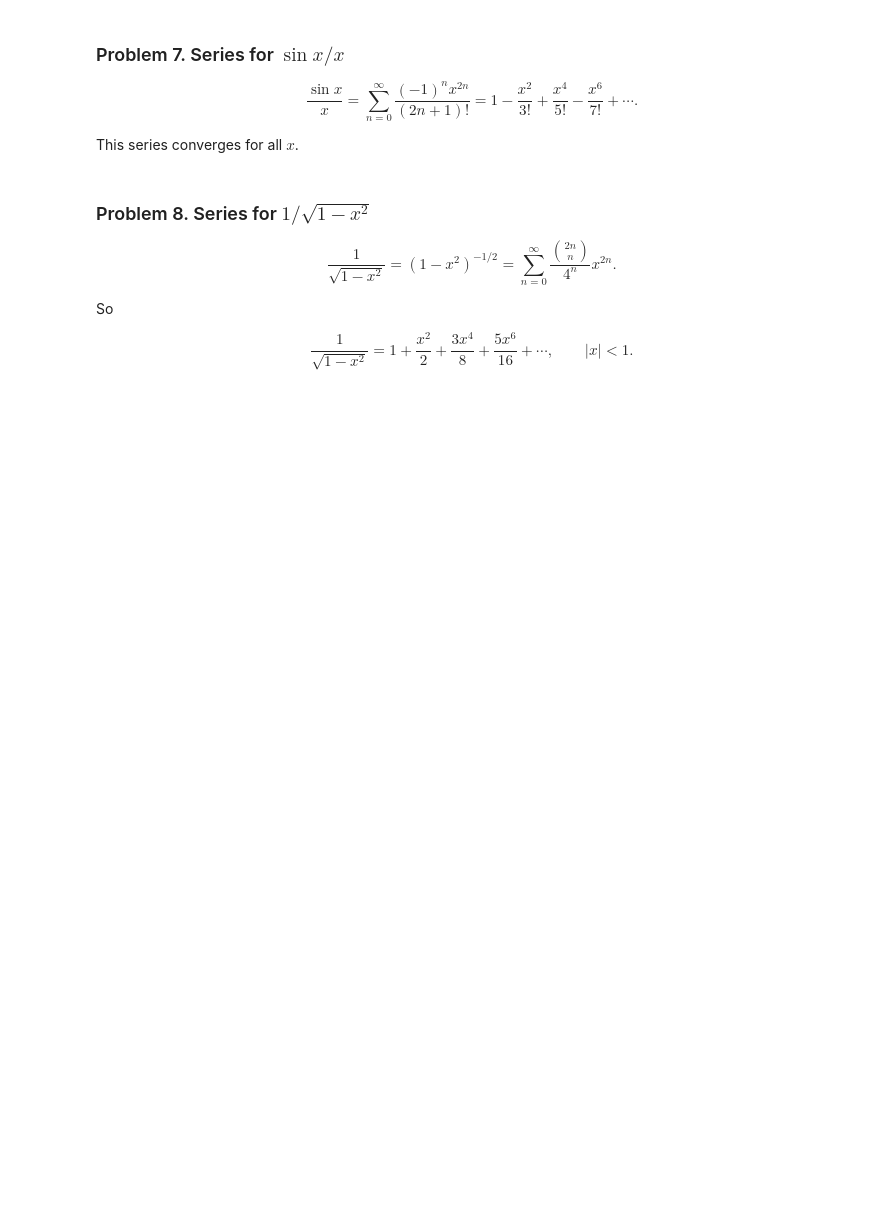
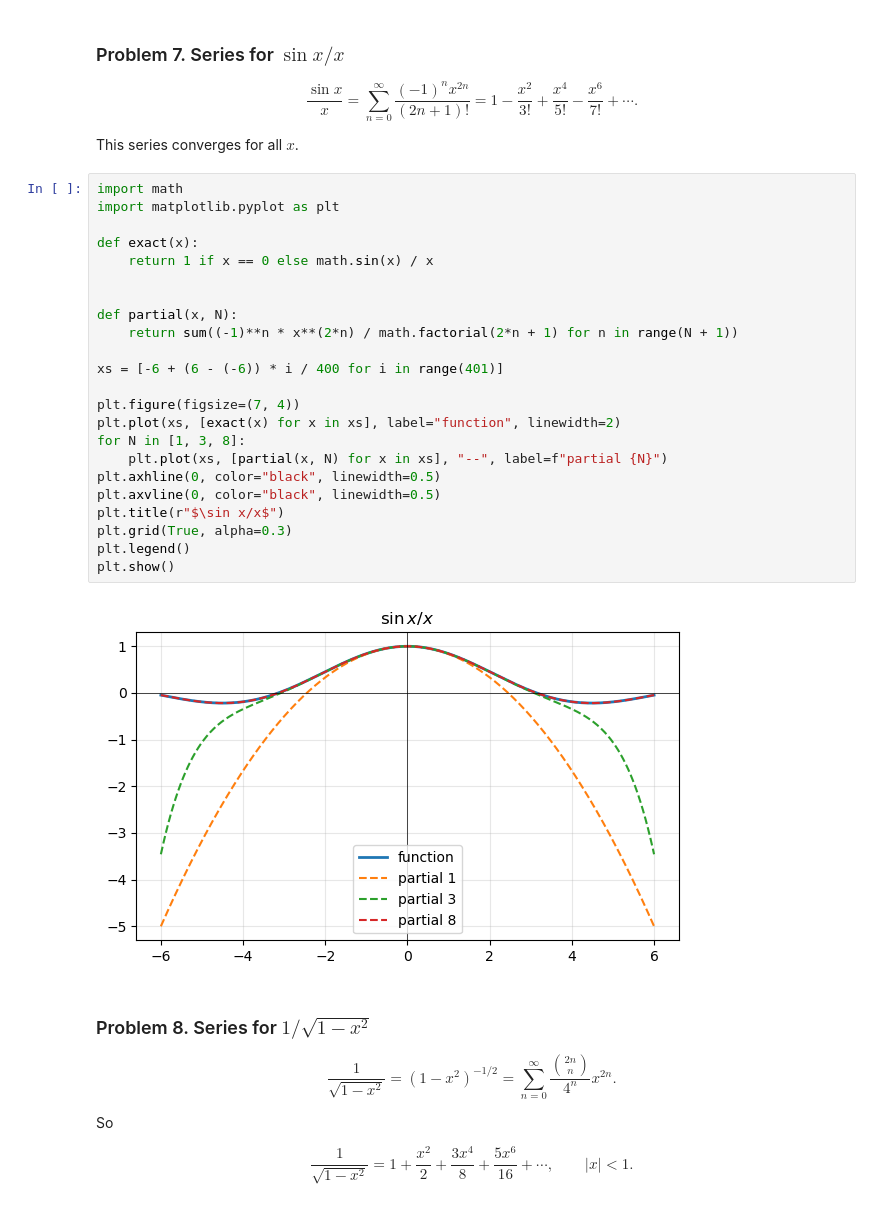
Before and after one commit to ruddyscent/boas-companion, a Jupyter notebook: ch01/sec13-solutions.ipynb, the cells around one changed output. Cells and saved outputs as stored; diff of their text form; blank space fills up the shorter version.

```diff
--- a/ch01/sec13-solutions.ipynb
+++ b/ch01/sec13-solutions.ipynb
@@ -200,6 +257,31 @@ $$
 $$
 
 This series converges for all $x$.
+# %%
+import math
+import matplotlib.pyplot as plt
+
+def exact(x):
+    return 1 if x == 0 else math.sin(x) / x
+
+
+def partial(x, N):
+    return sum((-1)**n * x**(2*n) / math.factorial(2*n + 1) for n in range(N + 1))
+
+xs = [-6 + (6 - (-6)) * i / 400 for i in range(401)]
+
+plt.figure(figsize=(7, 4))
+plt.plot(xs, [exact(x) for x in xs], label="function", linewidth=2)
+for N in [1, 3, 8]:
+    plt.plot(xs, [partial(x, N) for x in xs], "--", label=f"partial {N}")
+plt.axhline(0, color="black", linewidth=0.5)
+plt.axvline(0, color="black", linewidth=0.5)
+plt.title(r"$\sin x/x$")
+plt.grid(True, alpha=0.3)
+plt.legend()
+plt.show()
+# %% [output]
+[figure, added]
 # %% [markdown]
 ### Problem 8. Series for $1/\sqrt{1-x^2}$
 
```
Also changed, not shown: parts of 42 cells of this notebook.
